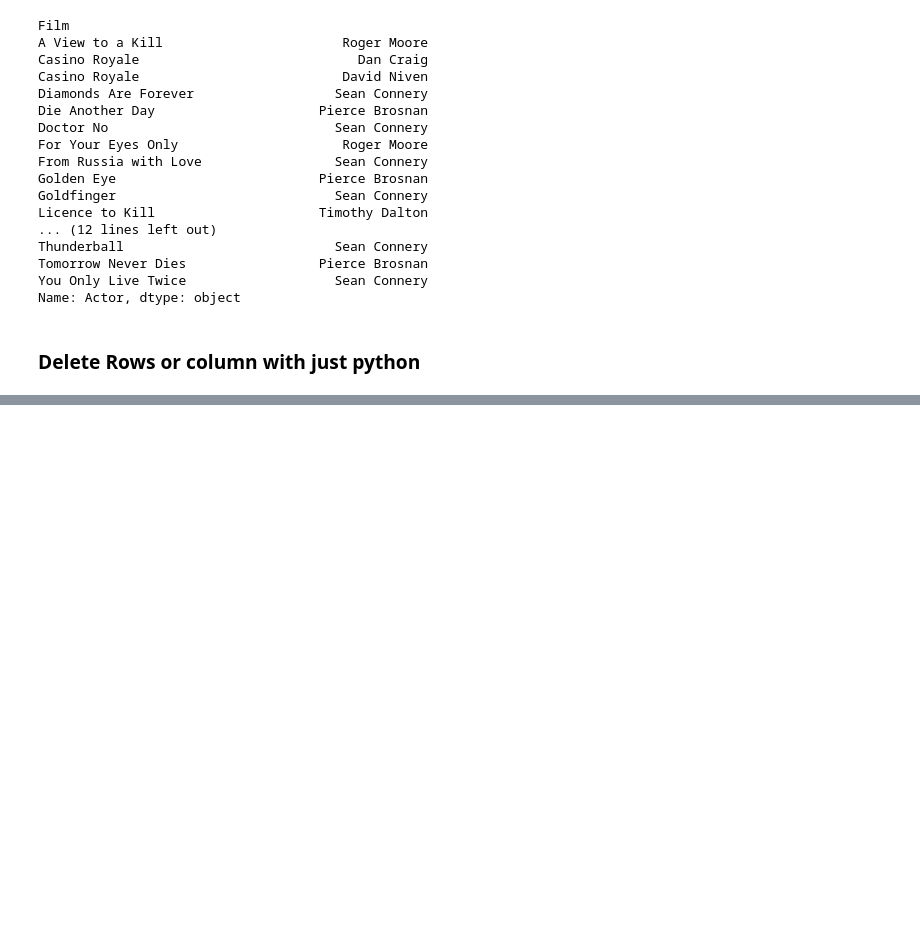
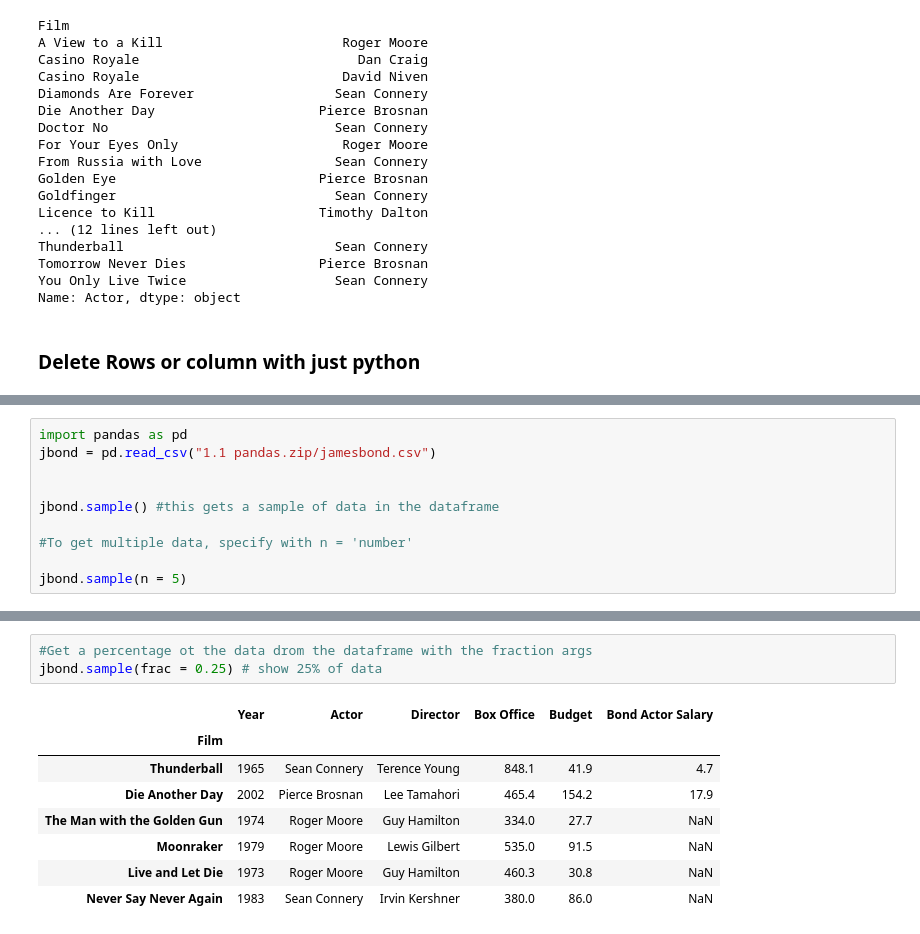
Before and after one commit to alexkwashie/_pandas, a Jupyter notebook: Panda2/Data Frames 3 .ipynb, the cells around one changed output, grey strips where cells are left out. Cells and saved outputs as stored; diff of their text form; blank space fills up the shorter version.

```diff
--- a/Panda2/Data Frames 3 .ipynb
+++ b/Panda2/Data Frames 3 .ipynb
@@ -368,0 +371,10 @@ del bond1["Release date"]
+# %%
+import pandas as pd
+jbond = pd.read_csv("1.1 pandas.zip/jamesbond.csv")
+
+
+jbond.sample() #this gets a sample of data in the dataframe
+
+#To get multiple data, specify with n = 'number'
+
+jbond.sample(n = 5)
@@ -368,0 +388,12 @@ del bond1["Release date"]
+# %%
+#Get a percentage ot the data drom the dataframe with the fraction args
+jbond.sample(frac = 0.25) # show 25% of data
+# %% [output]
+|  | Year | Actor | Director | Box Office | Budget | Bond Actor Salary |
+| Film |  |  |  |  |  |  |
+| Thunderball | 1965 | Sean Connery | Terence Young | 848.1 | 41.9 | 4.7 |
+| Die Another Day | 2002 | Pierce Brosnan | Lee Tamahori | 465.4 | 154.2 | 17.9 |
+| The Man with the Golden Gun | 1974 | Roger Moore | Guy Hamilton | 334.0 | 27.7 | NaN |
+| Moonraker | 1979 | Roger Moore | Lewis Gilbert | 535.0 | 91.5 | NaN |
+| Live and Let Die | 1973 | Roger Moore | Guy Hamilton | 460.3 | 30.8 | NaN |
+| Never Say Never Again | 1983 | Sean Connery | Irvin Kershner | 380.0 | 86.0 | NaN |
```
Also changed, not shown: parts of 5 cells of this notebook.
